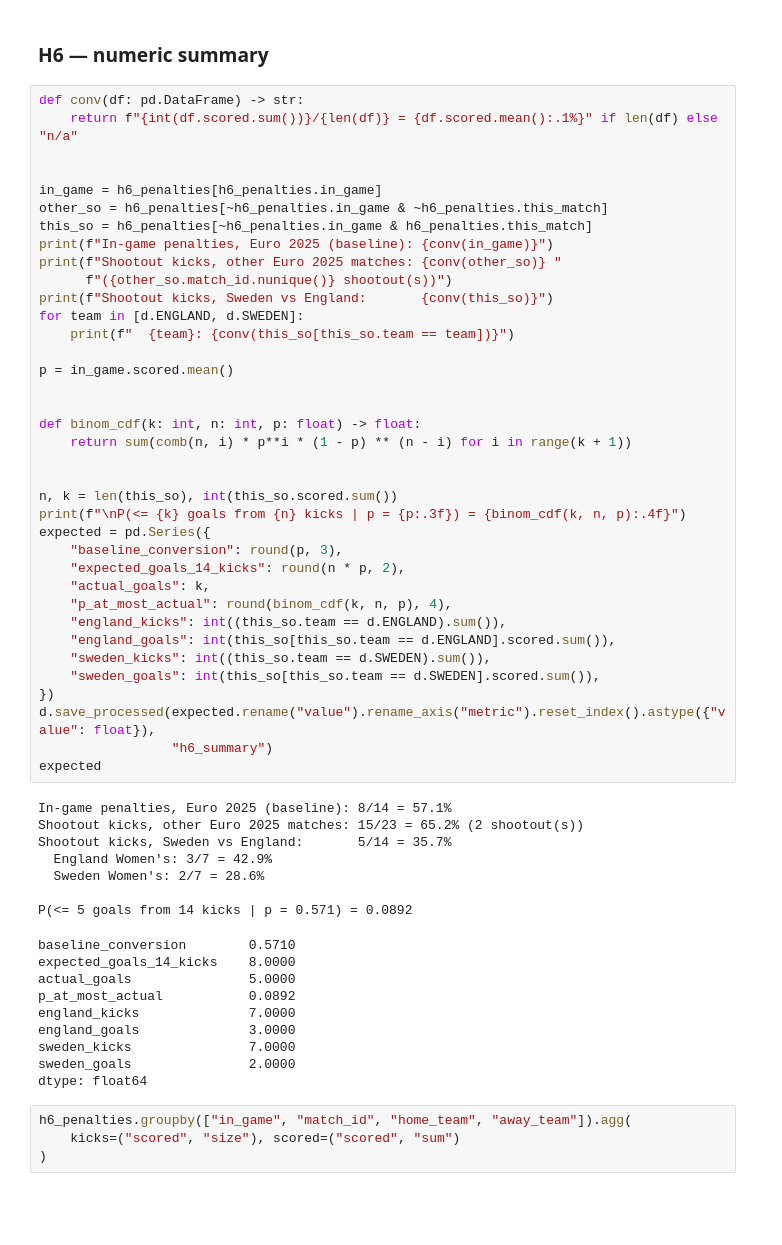
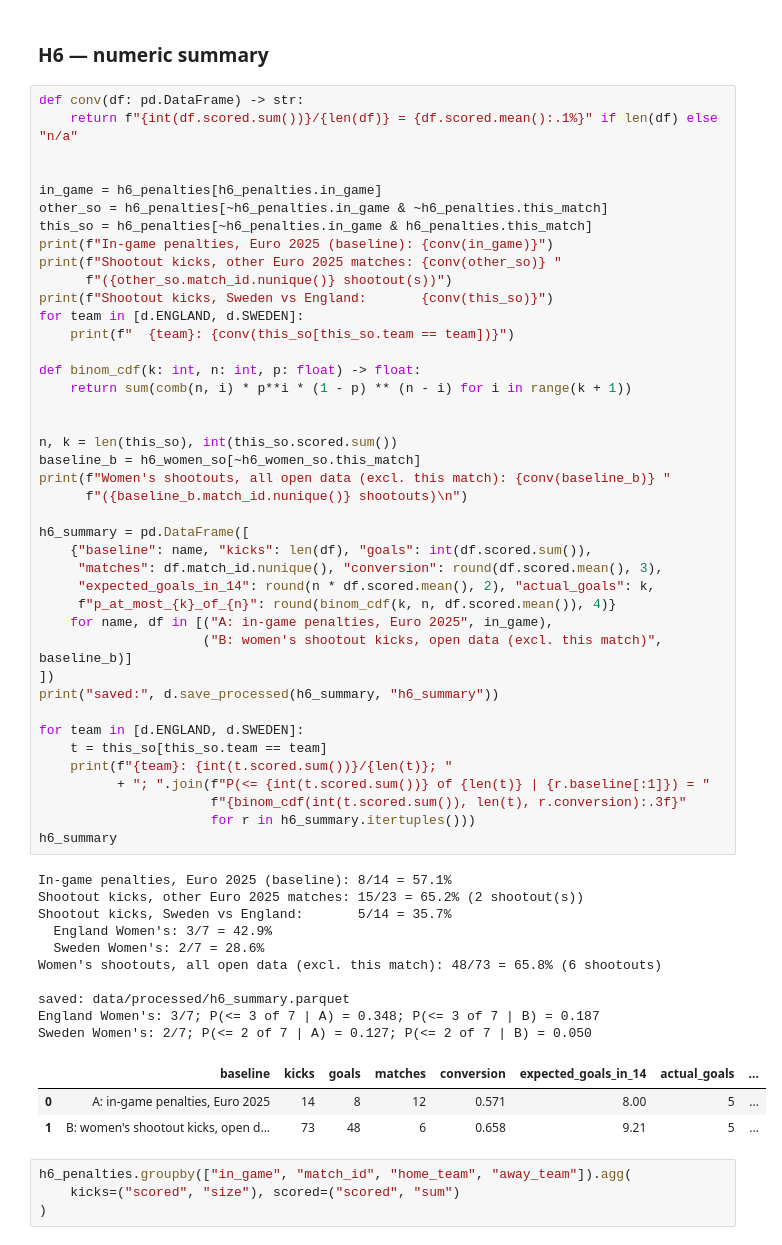
Before and after one commit to belorussky-football/womens-euro-2025-sweden-england-comeback, a Jupyter notebook: notebooks/02_analysis_prep.ipynb, the cells around one changed output. Cells and saved outputs as stored; diff of their text form; blank space fills up the shorter version.

```diff
--- a/notebooks/02_analysis_prep.ipynb
+++ b/notebooks/02_analysis_prep.ipynb
@@ -807,57 +1018,58 @@ saved: data/processed/h6_euro2025_penalties.parquet
 # %%
 def conv(df: pd.DataFrame) -> str:
     return f"{int(df.scored.sum())}/{len(df)} = {df.scored.mean():.1%}" if len(df) else "n/a"
 
 
 in_game = h6_penalties[h6_penalties.in_game]
 other_so = h6_penalties[~h6_penalties.in_game & ~h6_penalties.this_match]
 this_so = h6_penalties[~h6_penalties.in_game & h6_penalties.this_match]
 print(f"In-game penalties, Euro 2025 (baseline): {conv(in_game)}")
 print(f"Shootout kicks, other Euro 2025 matches: {conv(other_so)} "
       f"({other_so.match_id.nunique()} shootout(s))")
 print(f"Shootout kicks, Sweden vs England:       {conv(this_so)}")
 for team in [d.ENGLAND, d.SWEDEN]:
     print(f"  {team}: {conv(this_so[this_so.team == team])}")
 
-p = in_game.scored.mean()
-
-
 def binom_cdf(k: int, n: int, p: float) -> float:
     return sum(comb(n, i) * p**i * (1 - p) ** (n - i) for i in range(k + 1))
 
 
 n, k = len(this_so), int(this_so.scored.sum())
-print(f"\nP(<= {k} goals from {n} kicks | p = {p:.3f}) = {binom_cdf(k, n, p):.4f}")
-expected = pd.Series({
-    "baseline_conversion": round(p, 3),
-    "expected_goals_14_kicks": round(n * p, 2),
-    "actual_goals": k,
-    "p_at_most_actual": round(binom_cdf(k, n, p), 4),
-    "england_kicks": int((this_so.team == d.ENGLAND).sum()),
-    "england_goals": int(this_so[this_so.team == d.ENGLAND].scored.sum()),
-    "sweden_kicks": int((this_so.team == d.SWEDEN).sum()),
-    "sweden_goals": int(this_so[this_so.team == d.SWEDEN].scored.sum()),
-})
-d.save_processed(expected.rename("value").rename_axis("metric").reset_index().astype({"value": float}),
-                 "h6_summary")
-expected
+baseline_b = h6_women_so[~h6_women_so.this_match]
+print(f"Women's shootouts, all open data (excl. this match): {conv(baseline_b)} "
+      f"({baseline_b.match_id.nunique()} shootouts)\n")
+
+h6_summary = pd.DataFrame([
+    {"baseline": name, "kicks": len(df), "goals": int(df.scored.sum()),
+     "matches": df.match_id.nunique(), "conversion": round(df.scored.mean(), 3),
+     "expected_goals_in_14": round(n * df.scored.mean(), 2), "actual_goals": k,
+     f"p_at_most_{k}_of_{n}": round(binom_cdf(k, n, df.scored.mean()), 4)}
+    for name, df in [("A: in-game penalties, Euro 2025", in_game),
+                     ("B: women's shootout kicks, open data (excl. this match)", baseline_b)]
+])
+print("saved:", d.save_processed(h6_summary, "h6_summary"))
+
+for team in [d.ENGLAND, d.SWEDEN]:
+    t = this_so[this_so.team == team]
+    print(f"{team}: {int(t.scored.sum())}/{len(t)}; "
+          + "; ".join(f"P(<= {int(t.scored.sum())} of {len(t)} | {r.baseline[:1]}) = "
+                      f"{binom_cdf(int(t.scored.sum()), len(t), r.conversion):.3f}"
+                      for r in h6_summary.itertuples()))
+h6_summary
 # %% [output]
 In-game penalties, Euro 2025 (baseline): 8/14 = 57.1%
 Shootout kicks, other Euro 2025 matches: 15/23 = 65.2% (2 shootout(s))
 Shootout kicks, Sweden vs England:       5/14 = 35.7%
   England Women's: 3/7 = 42.9%
   Sweden Women's: 2/7 = 28.6%
+Women's shootouts, all open data (excl. this match): 48/73 = 65.8% (6 shootouts)
 
-P(<= 5 goals from 14 kicks | p = 0.571) = 0.0892
+saved: data/processed/h6_summary.parquet
+England Women's: 3/7; P(<= 3 of 7 | A) = 0.348; P(<= 3 of 7 | B) = 0.187
+Sweden Women's: 2/7; P(<= 2 of 7 | A) = 0.127; P(<= 2 of 7 | B) = 0.050
-baseline_conversion        0.5710
-expected_goals_14_kicks    8.0000
-actual_goals               5.0000
-p_at_most_actual           0.0892
-england_kicks              7.0000
-england_goals              3.0000
-sweden_kicks               7.0000
-sweden_goals               2.0000
-dtype: float64
+|  | baseline | kicks | goals | matches | conversion | expected_goals_in_14 | actual_goals | ... |
+| 0 | A: in-game penalties, Euro 2025 | 14 | 8 | 12 | 0.571 | 8.00 | 5 | ... |
+| 1 | B: women's shootout kicks, open d... | 73 | 48 | 6 | 0.658 | 9.21 | 5 | ... |
 # %%
 h6_penalties.groupby(["in_game", "match_id", "home_team", "away_team"]).agg(
     kicks=("scored", "size"), scored=("scored", "sum")
```
Also changed, not shown: parts of 13 cells of this notebook, 2 other files.
